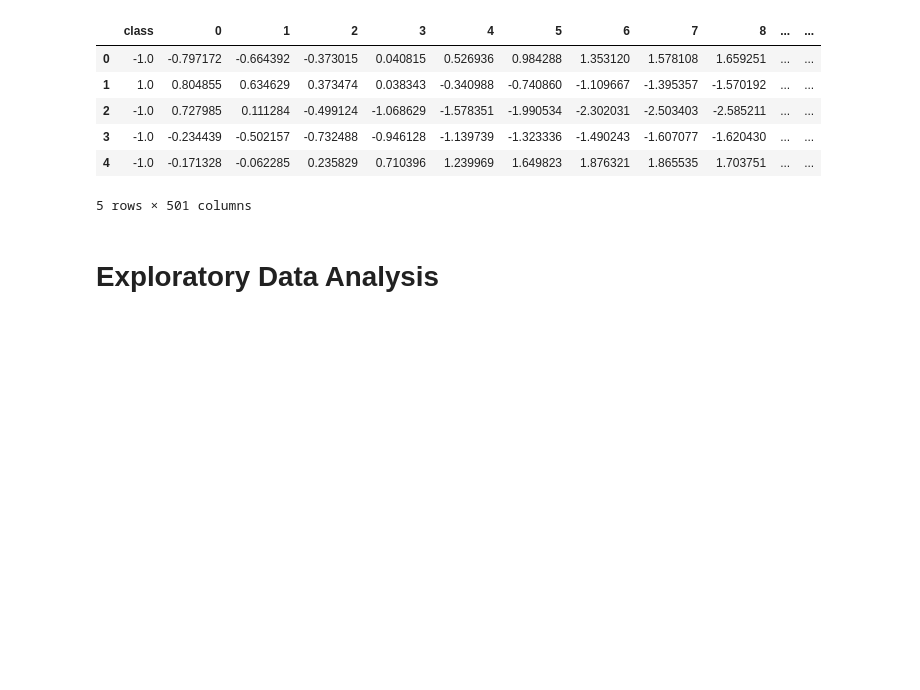
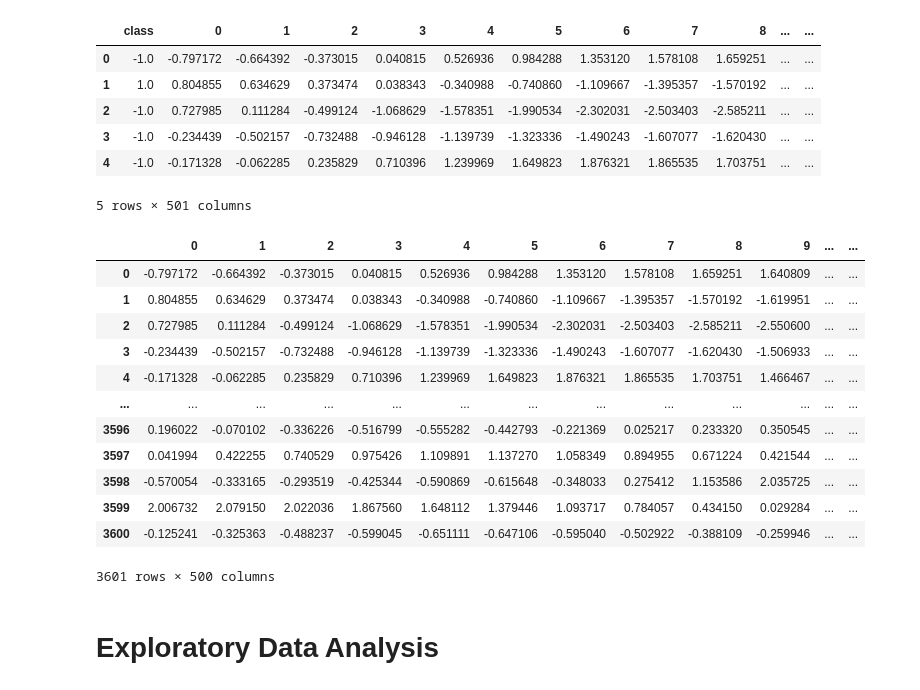
Before and after one commit to seoruosa/ml-study-group, a Jupyter notebook: notebooks/2020-08-29-aac-forda-ts-classification-approaches.ipynb, the cells around one changed output. Drawn from its saved outputs; the diff is of its cells as text; code cells hidden in the pictures; blank space fills up the shorter version.

```diff
--- a/notebooks/2020-08-29-aac-forda-ts-classification-approaches.ipynb
+++ b/notebooks/2020-08-29-aac-forda-ts-classification-approaches.ipynb
@@ -190,3 +170,19 @@ from sktime.utils.data_container import detabularize
+# %%
+data_X
+# %% [output]
+|  | 0 | 1 | 2 | 3 | 4 | 5 | 6 | 7 | 8 | 9 | ... | ... |
+| 0 | -0.797172 | -0.664392 | -0.373015 | 0.040815 | 0.526936 | 0.984288 | 1.353120 | 1.578108 | 1.659251 | 1.640809 | ... | ... |
+| 1 | 0.804855 | 0.634629 | 0.373474 | 0.038343 | -0.340988 | -0.740860 | -1.109667 | -1.395357 | -1.570192 | -1.619951 | ... | ... |
+| 2 | 0.727985 | 0.111284 | -0.499124 | -1.068629 | -1.578351 | -1.990534 | -2.302031 | -2.503403 | -2.585211 | -2.550600 | ... | ... |
+| 3 | -0.234439 | -0.502157 | -0.732488 | -0.946128 | -1.139739 | -1.323336 | -1.490243 | -1.607077 | -1.620430 | -1.506933 | ... | ... |
+| 4 | -0.171328 | -0.062285 | 0.235829 | 0.710396 | 1.239969 | 1.649823 | 1.876321 | 1.865535 | 1.703751 | 1.466467 | ... | ... |
+| ... | ... | ... | ... | ... | ... | ... | ... | ... | ... | ... | ... | ... |
+| 3596 | 0.196022 | -0.070102 | -0.336226 | -0.516799 | -0.555282 | -0.442793 | -0.221369 | 0.025217 | 0.233320 | 0.350545 | ... | ... |
+| 3597 | 0.041994 | 0.422255 | 0.740529 | 0.975426 | 1.109891 | 1.137270 | 1.058349 | 0.894955 | 0.671224 | 0.421544 | ... | ... |
+| 3598 | -0.570054 | -0.333165 | -0.293519 | -0.425344 | -0.590869 | -0.615648 | -0.348033 | 0.275412 | 1.153586 | 2.035725 | ... | ... |
+| 3599 | 2.006732 | 2.079150 | 2.022036 | 1.867560 | 1.648112 | 1.379446 | 1.093717 | 0.784057 | 0.434150 | 0.029284 | ... | ... |
+| 3600 | -0.125241 | -0.325363 | -0.488237 | -0.599045 | -0.651111 | -0.647106 | -0.595040 | -0.502922 | -0.388109 | -0.259946 | ... | ... |
+3601 rows × 500 columns
 # %%
 train_X, test_X, train_y, test_y = (
     train_test_split(data_X, data_y, stratify=data_y,
```
Also changed, not shown: parts of 41 cells of this notebook, 1 other file.
